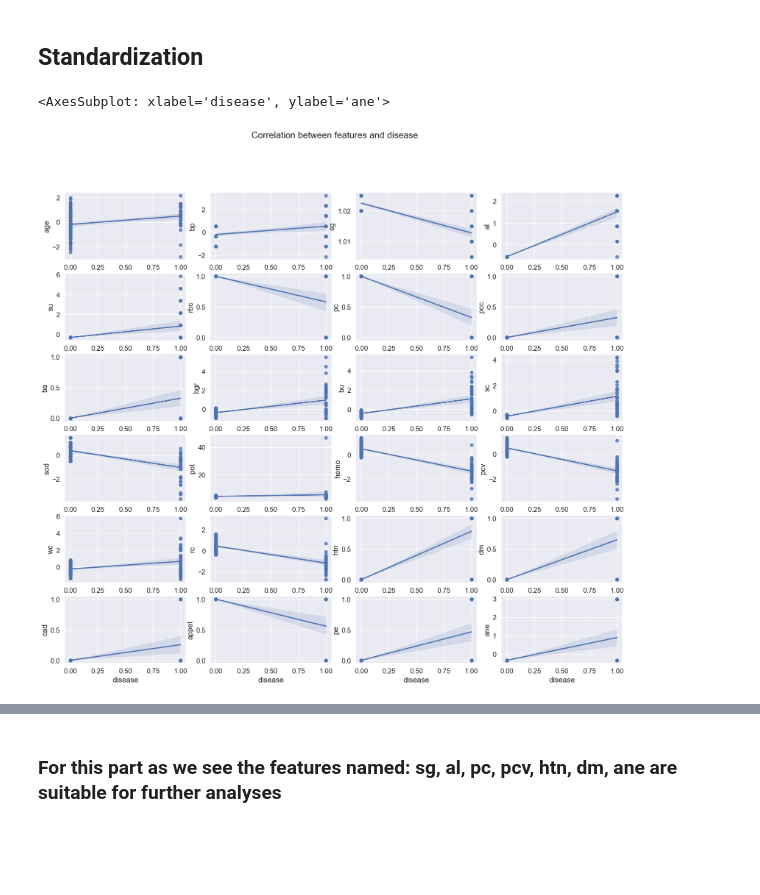
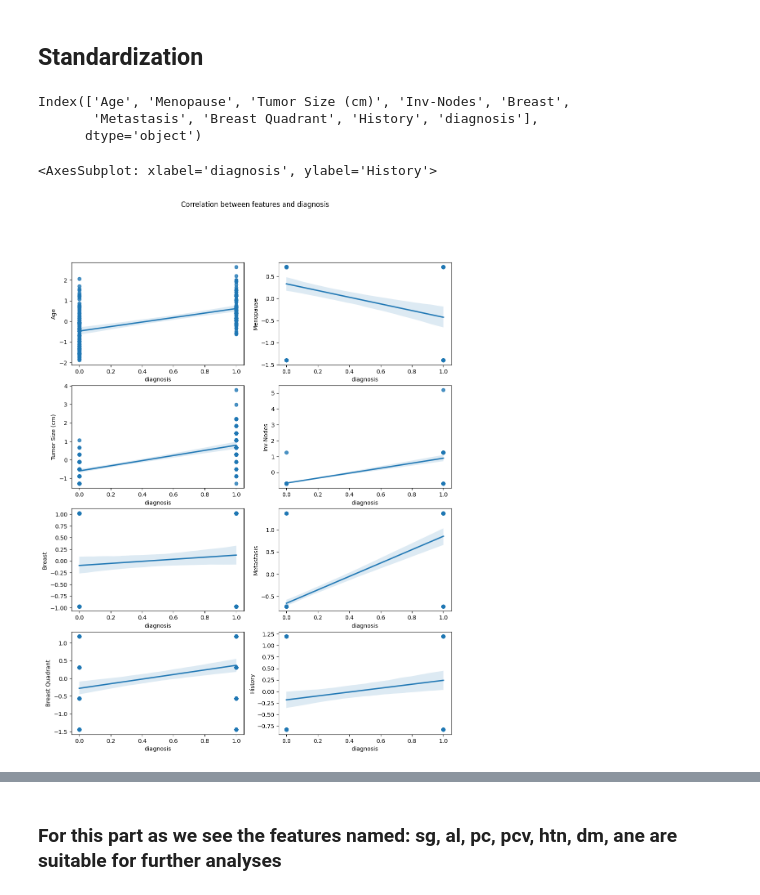
Before and after one commit to sadrajafari/cs5830_project4, a Jupyter notebook: project4.ipynb, the cells around one changed output, grey strips where cells are left out. Cells and saved outputs as stored; diff of their text form; code cells hidden in the pictures; blank space fills up the shorter version.

```diff
--- a/project4.ipynb
+++ b/project4.ipynb
@@ -382,34 +440,42 @@ kidneyData["bgr"] = (kidneyData.bgr - kidneyData.bgr.mean()) / kidneyData.bgr.st
+# %%
+cancerData["Menopause"] = cancerData["Menopause"].astype("float")
+cancerData["Age"] = cancerData["Age"].astype("float")
+cancerData["Tumor Size (cm)"] = cancerData["Tumor Size (cm)"].astype("float")
+cancerData["Inv-Nodes"] = cancerData["Inv-Nodes"].astype("float")
+cancerData["Breast"] = cancerData["Breast"].astype("float")
+cancerData["Metastasis"] = cancerData["Metastasis"].astype("float")
+cancerData["Breast Quadrant"] = cancerData["Breast Quadrant"].astype("float")
+cancerData["History"] = cancerData["History"].astype("float")
+# cancerDatata["Menopause"] = kidneyData["Menopause"].astype("float")
+cancerData["Age"] = (cancerData.Age - cancerData.Age.mean()) / cancerData.Age.std()
+cancerData["Menopause"] = (cancerData.Menopause - cancerData.Menopause.mean()) / cancerData.Menopause.std()
+cancerData["Tumor Size (cm)"] = (cancerData["Tumor Size (cm)"] - cancerData["Tumor Size (cm)"].mean()) / cancerData["Tumor Size (cm)"].std()
+cancerData["Inv-Nodes"] = (cancerData["Inv-Nodes"] - cancerData["Inv-Nodes"].mean()) / cancerData["Inv-Nodes"].std()
+cancerData["Breast"] = (cancerData["Breast"] - cancerData["Breast"].mean()) / cancerData["Breast"].std()
+cancerData["Metastasis"] = (cancerData["Metastasis"] - cancerData["Metastasis"].mean()) / cancerData["Metastasis"].std()
+cancerData["Breast Quadrant"] = (cancerData["Breast Quadrant"] - cancerData["Breast Quadrant"].mean()) / cancerData["Breast Quadrant"].std()
+cancerData["History"] = (cancerData["History"] - cancerData["History"].mean()) / cancerData["History"].std()
+# %%
+cancerData.columns
+# %% [output]
+Index(['Age', 'Menopause', 'Tumor Size (cm)', 'Inv-Nodes', 'Breast',
+       'Metastasis', 'Breast Quadrant', 'History', 'diagnosis'],
+      dtype='object')
 # %%
-fig, axes = plt.subplots(6, 4, figsize=(20, 17))
-fig.suptitle('Correlation between features and disease')
-sns.regplot(x='disease', y='age', data=kidneyData, ax=axes[0,0])
+fig, axes = plt.subplots(4, 2, figsize=(12, 15))
+fig.suptitle('Correlation between features and diagnosis')
+sns.regplot(x='diagnosis', y='Age', data=cancerData, ax=axes[0,0])
 
-sns.regplot(x='disease', y='bp', data=kidneyData, ax=axes[0,1])
+sns.regplot(x='diagnosis', y='Menopause', data=cancerData, ax=axes[0,1])
 
-sns.regplot(x='disease', y='sg', data=kidneyData, ax=axes[0,2])
+sns.regplot(x='diagnosis', y='Tumor Size (cm)', data=cancerData, ax=axes[1,0])
 
-sns.regplot(x='disease', y='al', data=kidneyData, ax=axes[0,3])
+sns.regplot(x='diagnosis', y='Inv-Nodes', data=cancerData, ax=axes[1,1])
 
-sns.regplot(x='disease', y='su', data=kidneyData, ax=axes[1,0])
-sns.regplot(x='disease', y='rbc', data=kidneyData, ax=axes[1,1])
-sns.regplot(x='disease', y='pc', data=kidneyData, ax=axes[1,2])
-sns.regplot(x='disease', y='pcc', data=kidneyData, ax=axes[1,3])
-sns.regplot(x='disease', y='ba', data=kidneyData, ax=axes[2,0])
-sns.regplot(x='disease', y='bgr', data=kidneyData, ax=axes[2,1])
-sns.regplot(x='disease', y='bu', data=kidneyData, ax=axes[2,2])
-sns.regplot(x='disease', y='sc', data=kidneyData, ax=axes[2,3])
-sns.regplot(x='disease', y='sod', data=kidneyData, ax=axes[3,0])
-sns.regplot(x='disease', y='pot', data=kidneyData, ax=axes[3,1])
-sns.regplot(x='disease', y='hemo', data=kidneyData, ax=axes[3,2])
-sns.regplot(x='disease', y='pcv', data=kidneyData, ax=axes[3,3])
-sns.regplot(x='disease', y='wc', data=kidneyData, ax=axes[4,0])
-sns.regplot(x='disease', y='rc', data=kidneyData, ax=axes[4, 1])
-sns.regplot(x='disease', y='htn', data=kidneyData, ax=axes[4,2])
-sns.regplot(x='disease', y='dm', data=kidneyData, ax=axes[4,3])
-sns.regplot(x='disease', y='cad', data=kidneyData, ax=axes[5,0])
-sns.regplot(x='disease', y='appet', data=kidneyData, ax=axes[5,1])
-sns.regplot(x='disease', y='pe', data=kidneyData, ax=axes[5,2])
-sns.regplot(x='disease', y='ane', data=kidneyData, ax=axes[5,3])
+sns.regplot(x='diagnosis', y='Breast', data=cancerData, ax=axes[2,0])
+sns.regplot(x='diagnosis', y='Metastasis', data=cancerData, ax=axes[2,1])
+sns.regplot(x='diagnosis', y='Breast Quadrant', data=cancerData, ax=axes[3,0])
+sns.regplot(x='diagnosis', y='History', data=cancerData, ax=axes[3,1])
 # %% [output]
-<AxesSubplot: xlabel='disease', ylabel='ane'>
+<AxesSubplot: xlabel='diagnosis', ylabel='History'>
-[figure, old version]
+[figure, new version]
```
Also changed, not shown: parts of 25 cells of this notebook, 2 other files.
